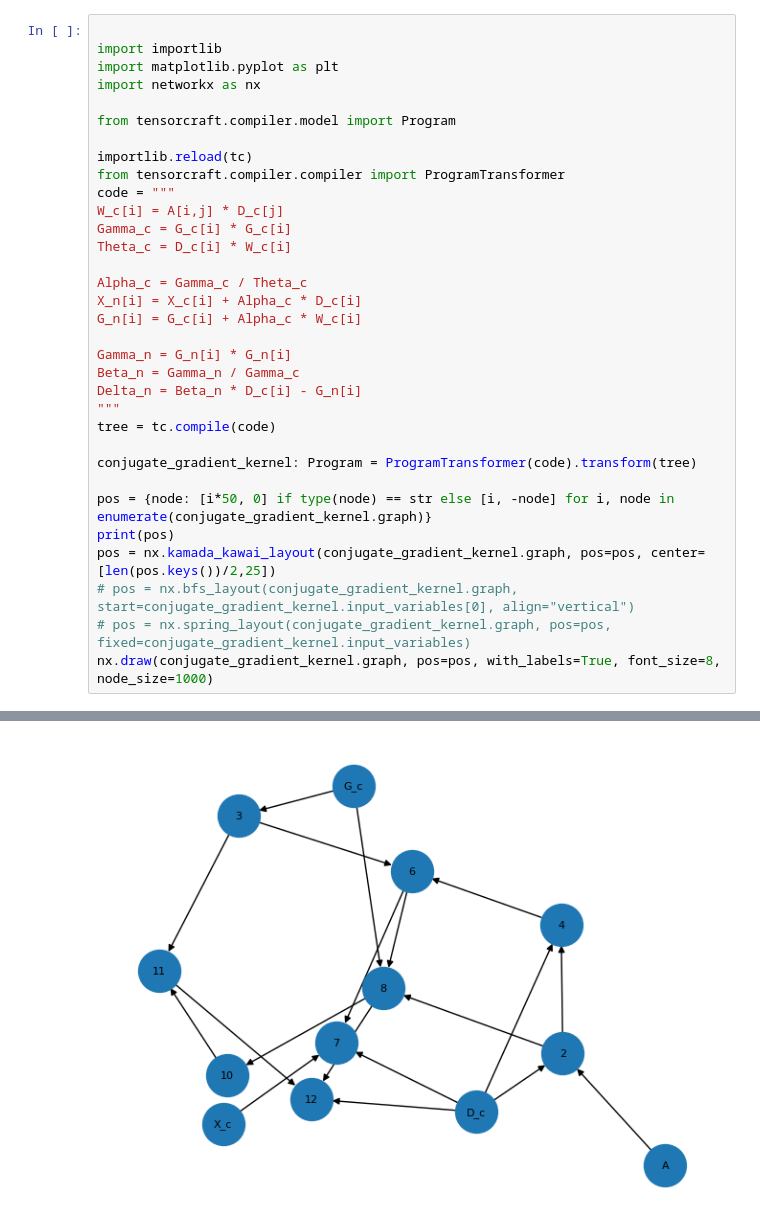
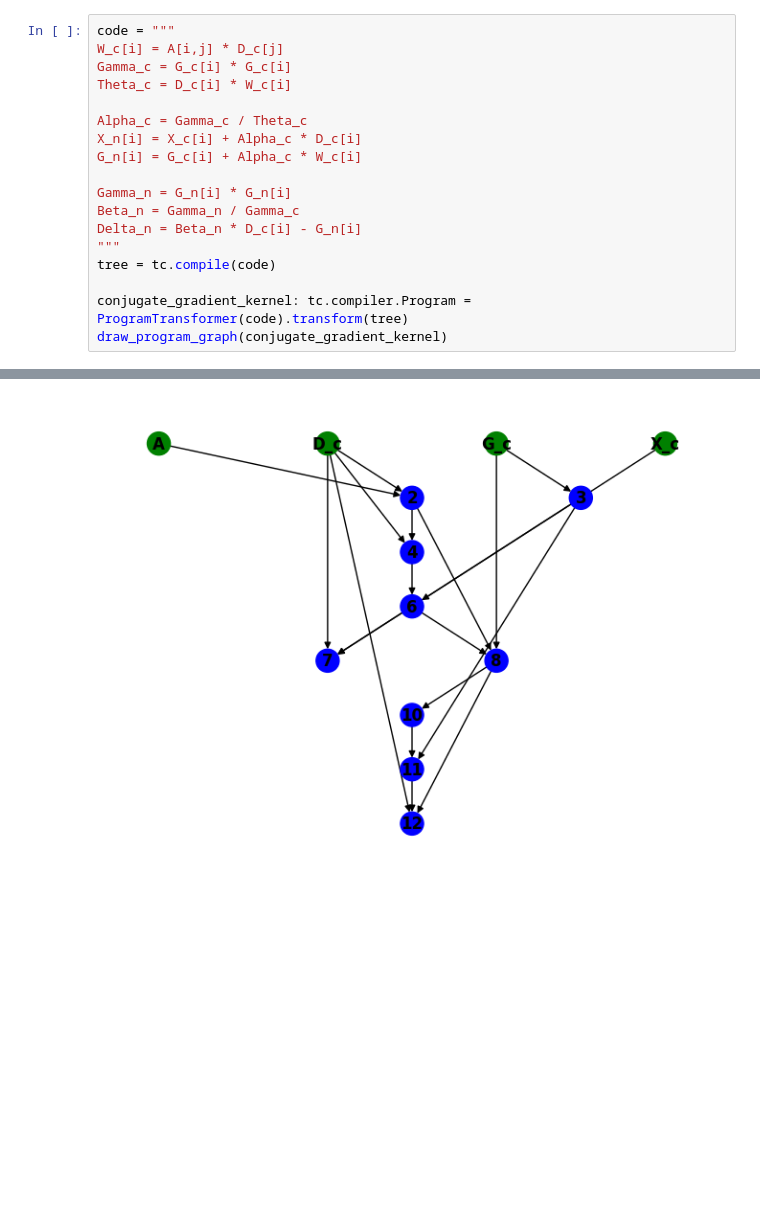
Before and after one commit to Helmholtz-AI-Energy/tensorcraft, a Jupyter notebook: notebooks/compiler_basics.ipynb, the cells around one changed output, grey strips where cells are left out. Saved outputs shown, nothing was run; the diff lists cells and outputs as text; blank space fills up the shorter version.

Commit message:
feat: program graph viz

```diff
--- a/notebooks/compiler_basics.ipynb
+++ b/notebooks/compiler_basics.ipynb
@@ -34,13 +32,4 @@ nx.draw_kamada_kawai(kmeans_kernel.graph, with_labels=True, font_size=8, node_si
 # %%
-
-import importlib
-import matplotlib.pyplot as plt
-import networkx as nx
-
-from tensorcraft.compiler.model import Program
-
-importlib.reload(tc)
-from tensorcraft.compiler.compiler import ProgramTransformer
 code = """
 W_c[i] = A[i,j] * D_c[j]
 Gamma_c = G_c[i] * G_c[i]
@@ -56,12 +45,6 @@ Delta_n = Beta_n * D_c[i] - G_n[i]
 """
 tree = tc.compile(code)
 
-conjugate_gradient_kernel: Program = ProgramTransformer(code).transform(tree)
-
-pos = {node: [i*50, 0] if type(node) == str else [i, -node] for i, node in enumerate(conjugate_gradient_kernel.graph)}
-print(pos)
-pos = nx.kamada_kawai_layout(conjugate_gradient_kernel.graph, pos=pos, center=[len(pos.keys())/2,25])
-# pos = nx.bfs_layout(conjugate_gradient_kernel.graph, start=conjugate_gradient_kernel.input_variables[0], align="vertical")
-# pos = nx.spring_layout(conjugate_gradient_kernel.graph, pos=pos, fixed=conjugate_gradient_kernel.input_variables)
-nx.draw(conjugate_gradient_kernel.graph, pos=pos, with_labels=True, font_size=8, node_size=1000)
+conjugate_gradient_kernel: tc.compiler.Program = ProgramTransformer(code).transform(tree)
+draw_program_graph(conjugate_gradient_kernel)
 # %% [output]
@@ -69,4 +52,4 @@ nx.draw(conjugate_gradient_kernel.graph, pos=pos, with_labels=True, font_size=8,
-[figure, old version]
+[figure, new version]
 # %%
 for n in conjugate_gradient_kernel.graph:
     print(n)
```
Also changed, not shown: parts of 4 cells of this notebook, 3 other files.
